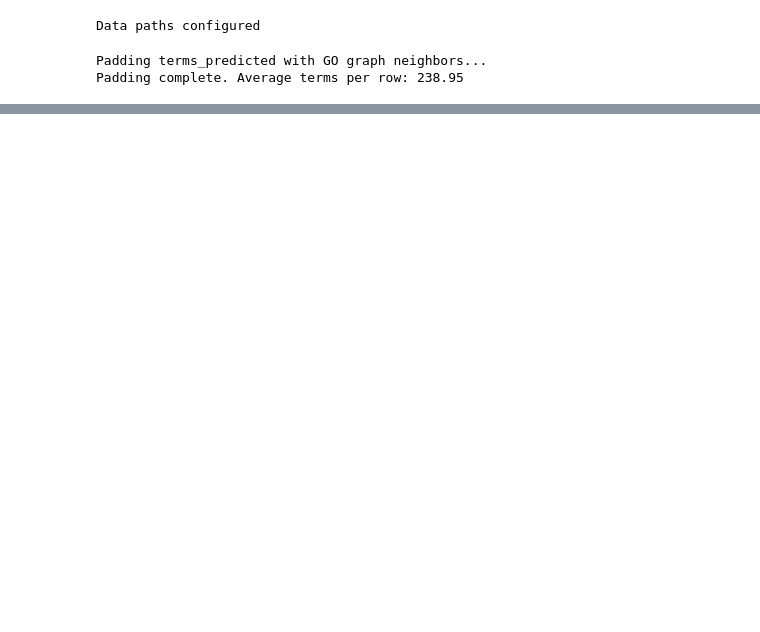
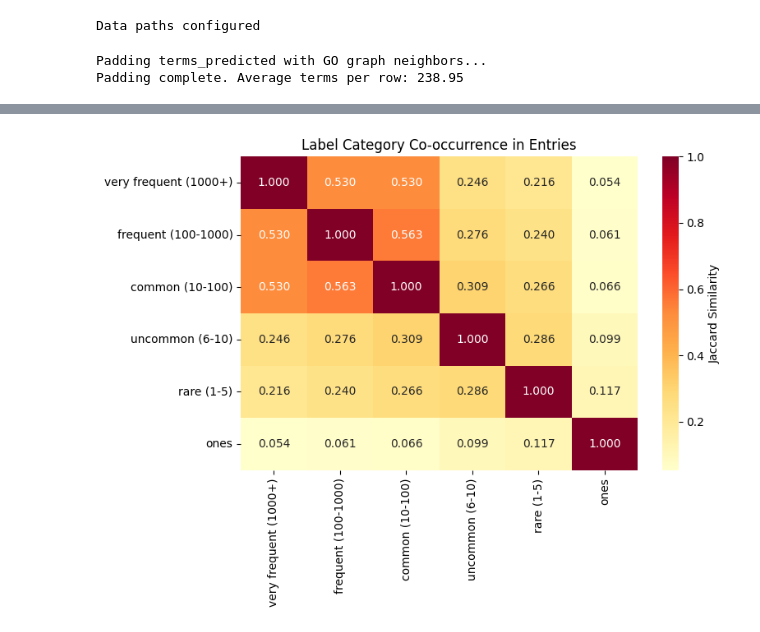
Before and after one commit to tnshp/CAFA6_embeds_model, a Jupyter notebook: dataset_analysis_2.ipynb, the cells around one changed output, grey strips where cells are left out. Cells and saved outputs as stored; diff of their text form; code cells hidden in the pictures; blank space fills up the shorter version.

```diff
--- a/dataset_analysis_2.ipynb
+++ b/dataset_analysis_2.ipynb
@@ -97,3 +57,0 @@ label_freq.tail(10)
-# %%
-label_freq['pos_ratio'] = label_freq['entries'] / len(train_ids)
-label_freq
@@ -127,3 +57,0 @@ label_freq.describe()
-# %%
-data = prepare_data_range(train_terms_df, train_ids, train_embeds, top_range=[64, 80])
-data['labels'].shape
@@ -216,0 +74,62 @@ results_df.groupby('qseqid').agg(num_hits=('sseqid', 'count')).describe()
+# %%
+from itertools import combinations
+
+# Categorize labels based on frequency
+def categorize_labels(freq_df):
+    categories = pd.cut(freq_df['entries'],
+                       bins=[0, 1, 5, 10, 100, 1000, float('inf')],
+                       labels=['ones', 'rare (1-5)', 'uncommon (6-10)', 'common (10-100)', 'frequent (100-1000)', 'very frequent (1000+)'])
+    return categories
+
+label_freq['category'] = categorize_labels(label_freq)
+
+# Display category distribution
+print("Label distribution by category:")
+print(label_freq['category'].value_counts().sort_index())
+print()
+
+# Create a binary matrix for co-occurrence analysis
+# Get terms for each category
+categories_dict = {}
+for cat in label_freq['category'].unique():
+    categories_dict[cat] = label_freq[label_freq['category'] == cat].index.tolist()
+
+# Calculate co-occurrence between categories
+
+co_occurrence = pd.DataFrame(index=label_freq['category'].unique(),
+                             columns=label_freq['category'].unique(),
+                             dtype=float)
+
+for cat1, cat2 in combinations(categories_dict.keys(), 2):
+    # Get entries that have at least one term from each category
+    terms1 = categories_dict[cat1]
+    terms2 = categories_dict[cat2]
+
+    entries_with_cat1 = set(data['train_terms'][data['train_terms']['term'].isin(terms1)]['EntryID'])
+    entries_with_cat2 = set(data['train_terms'][data['train_terms']['term'].isin(terms2)]['EntryID'])
+
+    # Co-occurrence: entries having both categories
+    co_occur = len(entries_with_cat1 & entries_with_cat2)
+
+    # Normalize by the smaller set size (Jaccard-like metric)
+    jaccard = co_occur / len(entries_with_cat1 | entries_with_cat2) if len(entries_with_cat1 | entries_with_cat2) > 0 else 0
+
+    co_occurrence.loc[cat1, cat2] = jaccard
+    co_occurrence.loc[cat2, cat1] = jaccard
+
+# Fill diagonal with 1.0
+for cat in co_occurrence.index:
+    co_occurrence.loc[cat, cat] = 1.0
+
+print("Co-occurrence correlation matrix (Jaccard similarity):")
+print(co_occurrence.astype(float).round(4))
+print()
+
+# Visualize the correlation
+plt.figure(figsize=(8, 6))
+sns.heatmap(co_occurrence.astype(float), annot=True, fmt='.3f', cmap='YlOrRd',
+            cbar_kws={'label': 'Jaccard Similarity'})
+plt.title('Label Category Co-occurrence in Entries')
+plt.tight_layout()
+plt.show()
+# %% [output]
@@ -216,0 +153 @@ results_df.groupby('qseqid').agg(num_hits=('sseqid', 'count')).describe()
+[figure, added]
```
Also changed, not shown: parts of 20 cells of this notebook, 3 other files.
